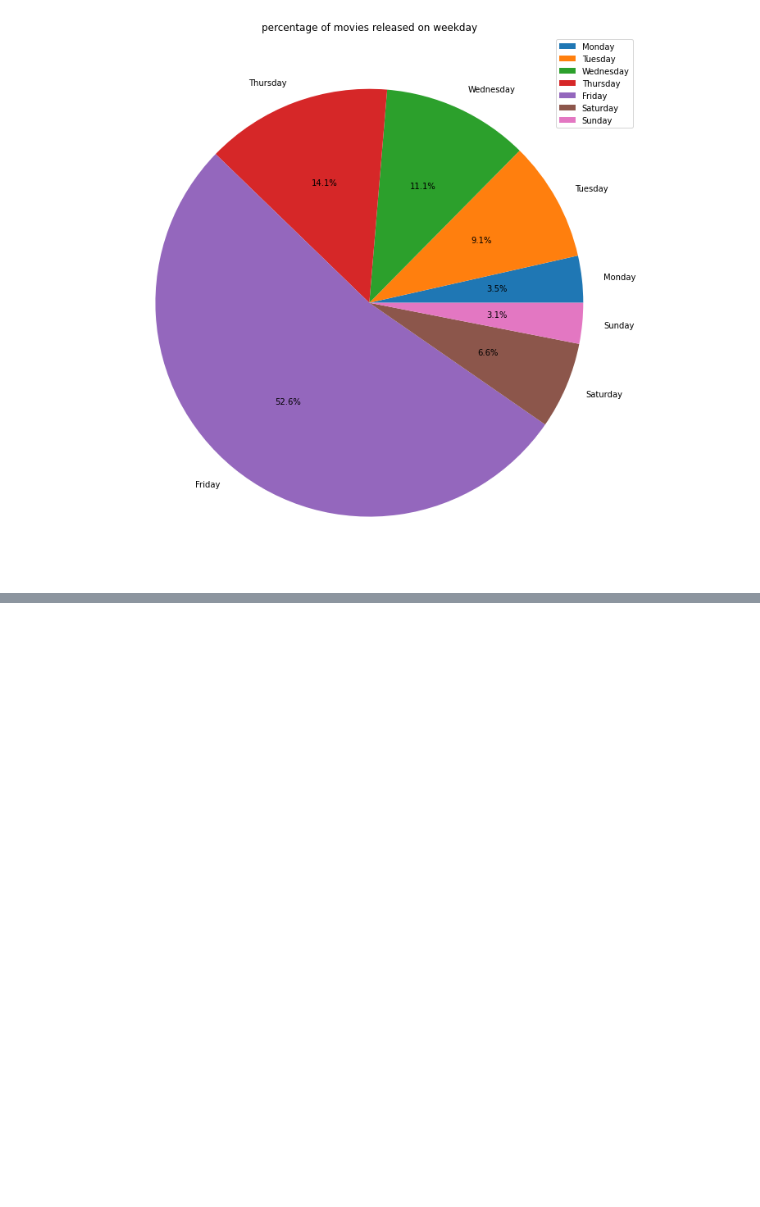
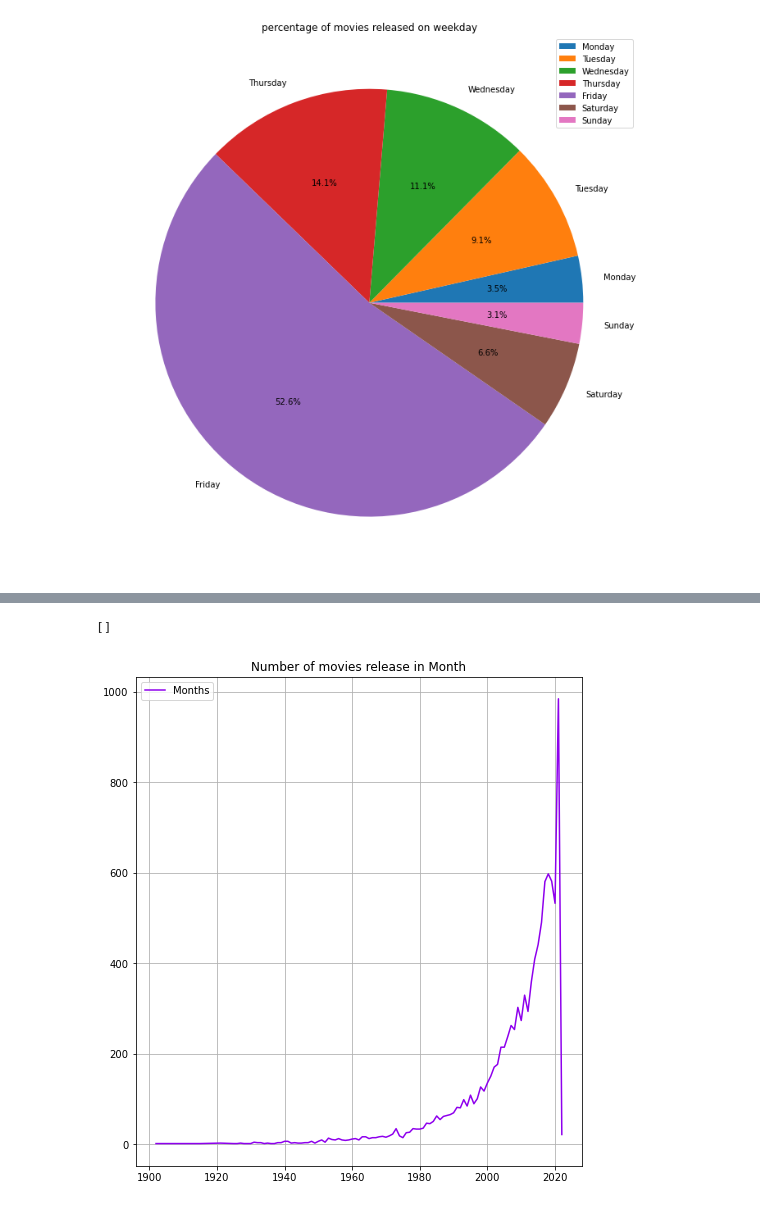
Before and after one commit to Chinmay487/movie_scrape, a Jupyter notebook: analysis.ipynb, the cells around one changed output, grey strips where cells are left out. Saved outputs shown, nothing was run; the diff lists cells and outputs as text; code cells hidden in the pictures; blank space fills up the shorter version.

```diff
--- a/analysis.ipynb
+++ b/analysis.ipynb
@@ -825,0 +876,9 @@ plt.plot()
+# %%
+yearly_info = {
+    'year':years,
+    'movies_released':[
+        len(df_copy[df_copy['release_year'] == i]) for i in years
+    ]
+}
+
+yearly_df = pd.DataFrame(yearly_info)
@@ -825,0 +901,12 @@ plt.plot()
+# %%
+plt.figure(figsize=(8,9))
+plt.grid()
+x =  yearly_info['year']
+y = yearly_info['movies_released']
+plt.plot(x,y,color='#8e00ed')
+plt.legend(['Months','Number of movies released'])
+plt.title('Number of movies release in Month')
+plt.plot()
+# %% [output]
+[]
+[figure, added]
```
Also changed, not shown: parts of 17 cells of this notebook.
